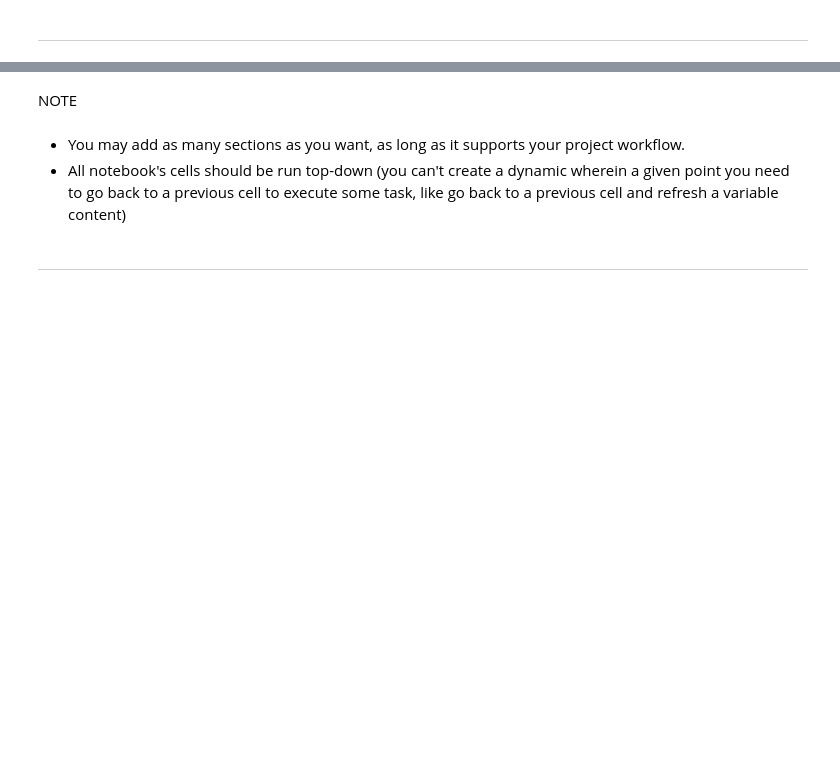
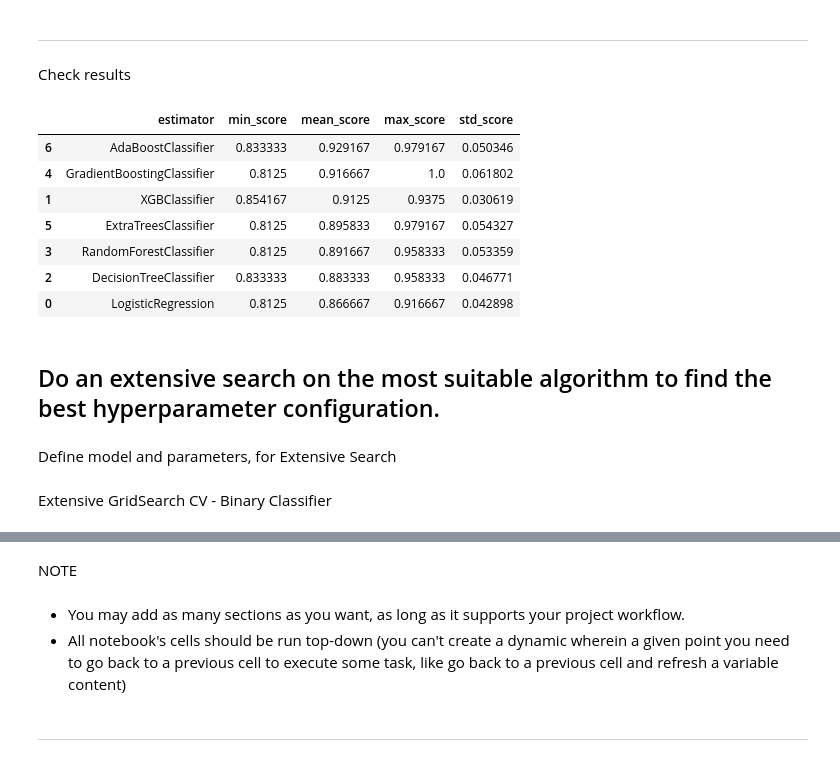
Before and after one commit to Markus-Hefner/Portfolio-Project-5, a Jupyter notebook: jupyter_notebooks/06 - Modelling and Evaluation - Predict Task Success.ipynb, the cells around one changed output, grey strips where cells are left out. Drawn from its saved outputs; the diff is of its cells as text; code cells hidden in the pictures; blank space fills up the shorter version.

```diff
--- a/jupyter_notebooks/06 - Modelling and Evaluation - Predict Task Success.ipynb
+++ b/jupyter_notebooks/06 - Modelling and Evaluation - Predict Task Success.ipynb
@@ -107,0 +242,20 @@ PipelineDataCleaningAndFeatureEngineering()
+# %%
+models_quick_search = {
+    "LogisticRegression": LogisticRegression(random_state=0),
+    "XGBClassifier": XGBClassifier(random_state=0),
+    "DecisionTreeClassifier": DecisionTreeClassifier(random_state=0),
+    "RandomForestClassifier": RandomForestClassifier(random_state=0),
+    "GradientBoostingClassifier": GradientBoostingClassifier(random_state=0),
+    "ExtraTreesClassifier": ExtraTreesClassifier(random_state=0),
+    "AdaBoostClassifier": AdaBoostClassifier(random_state=0),
+}
+
+params_quick_search = {
+    "LogisticRegression": {},
+    "XGBClassifier": {},
+    "DecisionTreeClassifier": {},
+    "RandomForestClassifier": {},
+    "GradientBoostingClassifier": {},
+    "ExtraTreesClassifier": {},
+    "AdaBoostClassifier": {},
+}
@@ -107,0 +264,6 @@ PipelineDataCleaningAndFeatureEngineering()
+# %%
+from sklearn.metrics import make_scorer, recall_score
+search = HyperparameterOptimizationSearch(models=models_quick_search, params=params_quick_search)
+search.fit(X_train, y_train,
+           scoring =  make_scorer(recall_score, pos_label=1),
+           n_jobs=-1, cv=5)
@@ -108,2 +297,20 @@ PipelineDataCleaningAndFeatureEngineering()
 # %% [markdown]
 ---
+# %% [markdown]
+Check results
+# %%
+grid_search_summary, grid_search_pipelines = search.score_summary(sort_by='mean_score')
+grid_search_summary
+# %% [output]
+|  | estimator | min_score | mean_score | max_score | std_score |
+| 6 | AdaBoostClassifier | 0.833333 | 0.929167 | 0.979167 | 0.050346 |
+| 4 | GradientBoostingClassifier | 0.8125 | 0.916667 | 1.0 | 0.061802 |
+| 1 | XGBClassifier | 0.854167 | 0.9125 | 0.9375 | 0.030619 |
+| 5 | ExtraTreesClassifier | 0.8125 | 0.895833 | 0.979167 | 0.054327 |
+| 3 | RandomForestClassifier | 0.8125 | 0.891667 | 0.958333 | 0.053359 |
+| 2 | DecisionTreeClassifier | 0.833333 | 0.883333 | 0.958333 | 0.046771 |
+| 0 | LogisticRegression | 0.8125 | 0.866667 | 0.916667 | 0.042898 |
+# %% [markdown]
+## Do an extensive search on the most suitable algorithm to find the best hyperparameter configuration.
+# %% [markdown]
+Define model and parameters, for Extensive Search
@@ -109,0 +331,2 @@ PipelineDataCleaningAndFeatureEngineering()
+# %% [markdown]
+Extensive GridSearch CV - Binary Classifier
```
Also changed, not shown: parts of 20 cells of this notebook.
